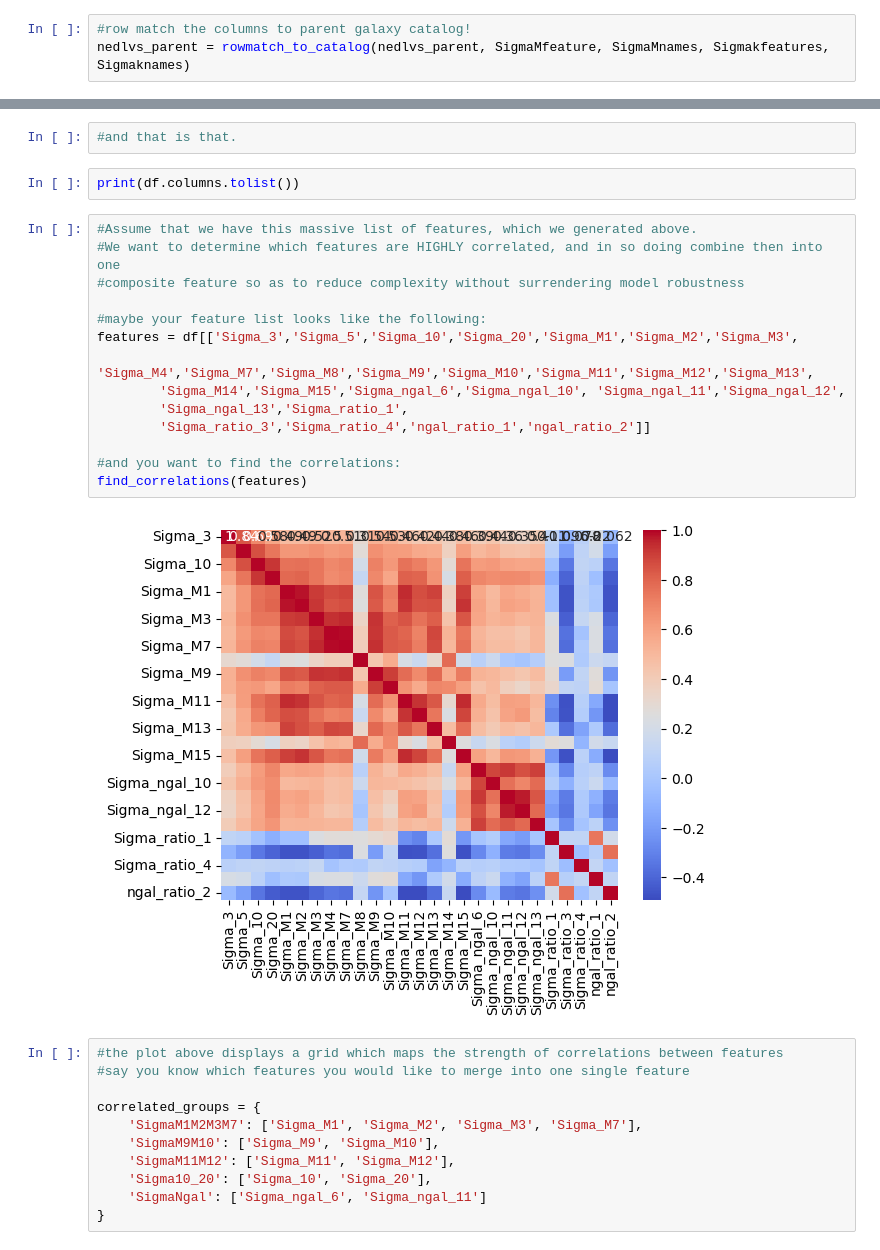
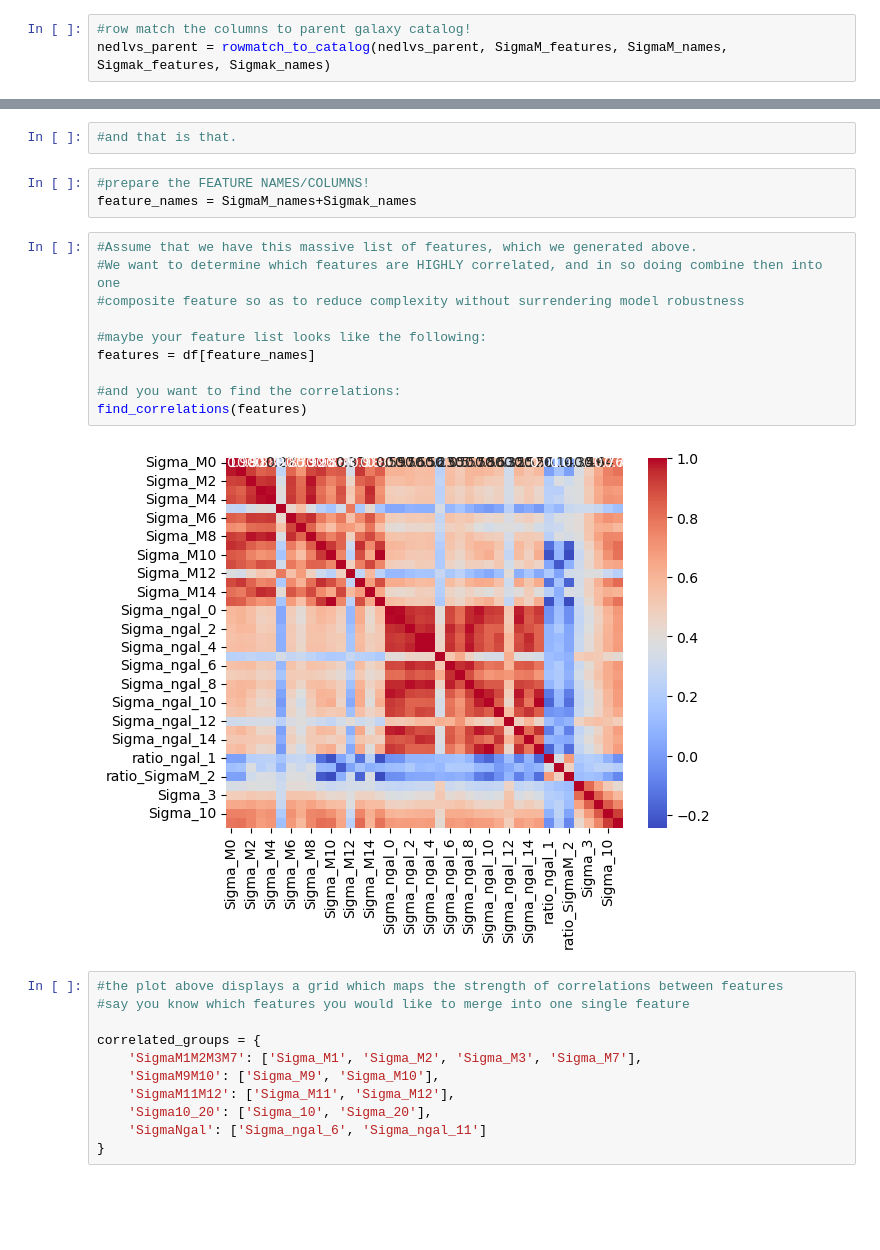
Before and after one commit to gammaspire/wisesize, a Jupyter notebook: ML_project/predict_M200.ipynb, the cells around one changed output, grey strips where cells are left out. Saved outputs shown, nothing was run; the diff lists cells and outputs as text; blank space fills up the shorter version.

```diff
--- a/ML_project/predict_M200.ipynb
+++ b/ML_project/predict_M200.ipynb
@@ -86,6 +149,6 @@ names = SigmaMnames.extend(Sigmaknames)
 # %%
 #row match the columns to parent galaxy catalog!
-nedlvs_parent = rowmatch_to_catalog(nedlvs_parent, SigmaMfeature, SigmaMnames, Sigmakfeatures, Sigmaknames)
+nedlvs_parent = rowmatch_to_catalog(nedlvs_parent, SigmaM_features, SigmaM_names, Sigmak_features, Sigmak_names)
 # %% [markdown]
 #### Principal Component Analysis -- Feature Optimization
 ##### (Trim parent galaxy catalog, convert to a Pandas Dataframe, etc.)
@@ -109,24 +172,21 @@ df.replace(-999, np.nan, inplace=True)
 df = df.dropna()
 # %%
 #and that is that.
-# %%
-print(df.columns.tolist())
+# %%
+#prepare the FEATURE NAMES/COLUMNS!
+feature_names = SigmaM_names+Sigmak_names
 # %%
 #Assume that we have this massive list of features, which we generated above.
 #We want to determine which features are HIGHLY correlated, and in so doing combine then into one
 #composite feature so as to reduce complexity without surrendering model robustness
 
 #maybe your feature list looks like the following:
-features = df[['Sigma_3','Sigma_5','Sigma_10','Sigma_20','Sigma_M1','Sigma_M2','Sigma_M3',
-        'Sigma_M4','Sigma_M7','Sigma_M8','Sigma_M9','Sigma_M10','Sigma_M11','Sigma_M12','Sigma_M13',
-        'Sigma_M14','Sigma_M15','Sigma_ngal_6','Sigma_ngal_10', 'Sigma_ngal_11','Sigma_ngal_12',
-        'Sigma_ngal_13','Sigma_ratio_1',
-        'Sigma_ratio_3','Sigma_ratio_4','ngal_ratio_1','ngal_ratio_2']]
+features = df[feature_names]
 
 #and you want to find the correlations:
 find_correlations(features)
 # %% [output]
-[figure, old version]
+[figure, new version]
 # %%
 #the plot above displays a grid which maps the strength of correlations between features
 #say you know which features you would like to merge into one single feature
```
Also changed, not shown: parts of 21 cells of this notebook, 2 other files.
